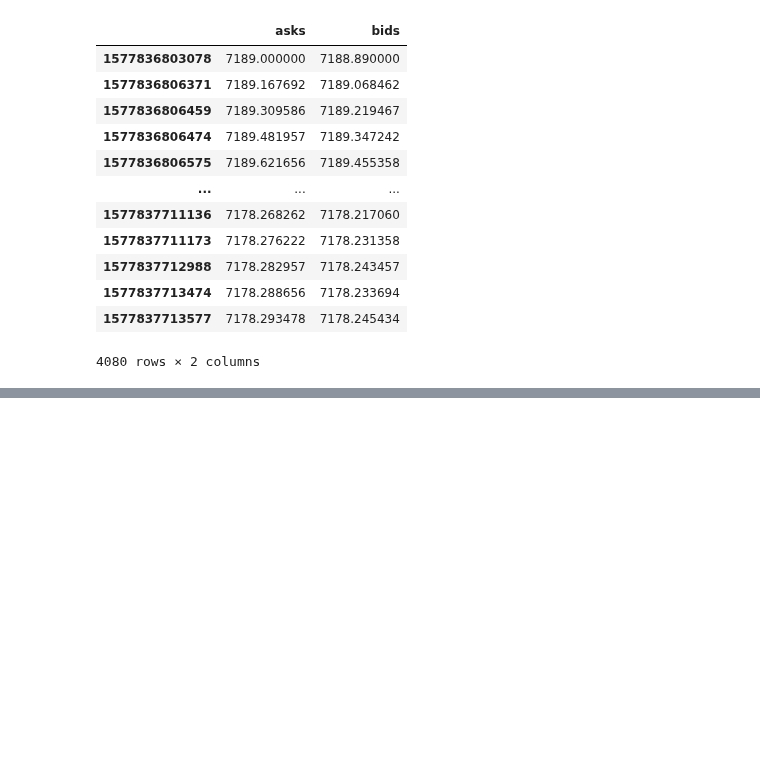
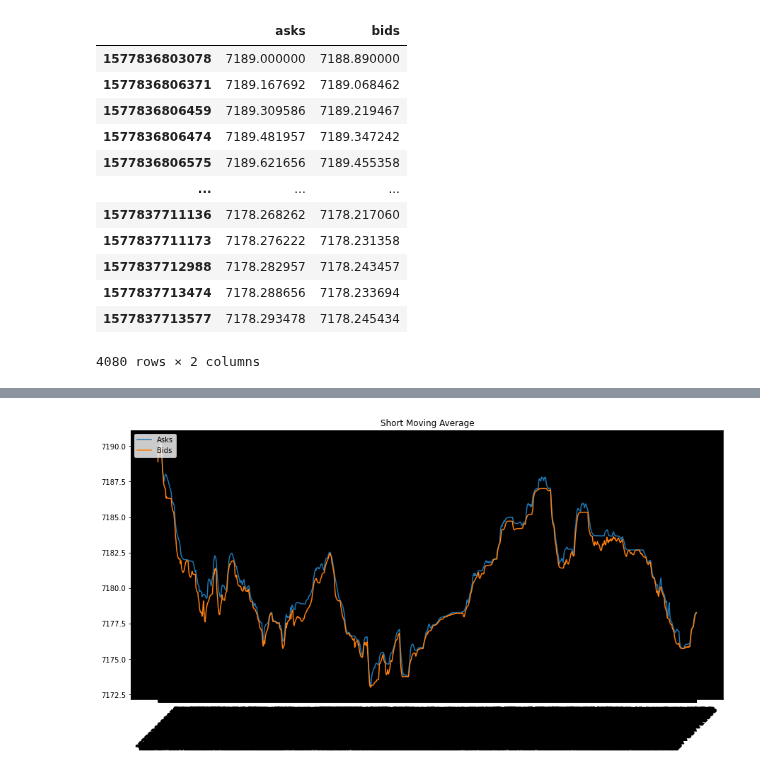
Before and after one commit to giladbarnea/scratches, a Jupyter notebook: efficient-frontier/home-task/algo-home-task/efficient_frontier_scratch.ipynb, the cells around one changed output, grey strips where cells are left out. Cells and saved outputs as stored; diff of their text form; code cells hidden in the pictures; blank space fills up the shorter version.

```diff
--- a/efficient-frontier/home-task/algo-home-task/efficient_frontier_scratch.ipynb
+++ b/efficient-frontier/home-task/algo-home-task/efficient_frontier_scratch.ipynb
@@ -153,5 +138,7 @@ short_ema = assetA.ewm(span=12,adjust=False).mean()
 # %%
-plot(short_ema, 'Short Moving Average')
+util.plot(short_ema, 'Short Moving Average')
+# %% [output]
+[figure, added]
 # %%
 # long term exponential moving average
 long_ema = assetA.ewm(span=26,adjust=False).mean()
```
Also changed, not shown: parts of 23 cells of this notebook, 3 other files.
